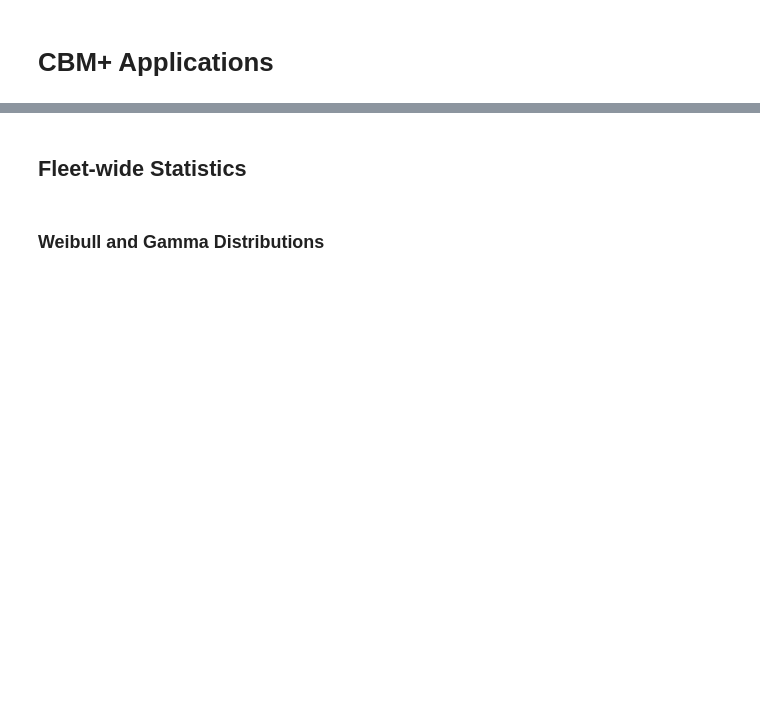
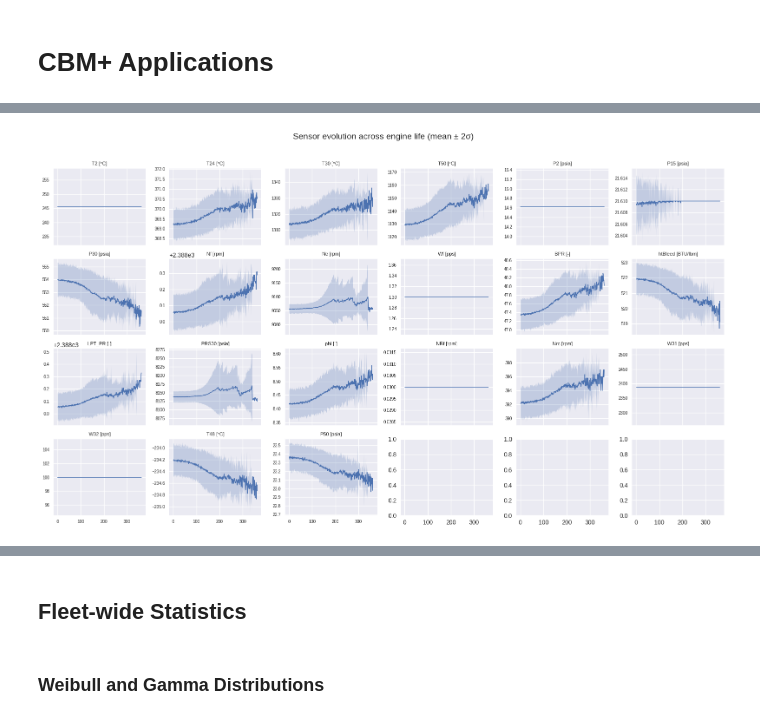
Before and after one commit to eGamez01/cbm_plus, a Jupyter notebook: cbm_plus_ex1.ipynb, the cells around one changed output, grey strips where cells are left out. Drawn from its saved outputs; the diff is of its cells as text; code cells hidden in the pictures; blank space fills up the shorter version.

Commit message:
add data explore, engine health ranking

```diff
--- a/cbm_plus_ex1.ipynb
+++ b/cbm_plus_ex1.ipynb
@@ -4,0 +24,92 @@
+# %%
+# ===========================================================
+# 0. Imports & plotting style
+# ===========================================================
+import pandas as pd, numpy as np, matplotlib.pyplot as plt
+plt.style.use('seaborn-v0_8')
+
+# ===========================================================
+# 1. Load FD001 training set
+# ===========================================================
+SCENARIO  = "FD001"
+BASE_URL  = "https://raw.githubusercontent.com/eGamez01/lfs_data/refs/heads/master"
+train_url = f"{BASE_URL}/train_{SCENARIO}.txt"
+
+orig_cols = (["unit", "cycle"] +
+             [f"op_setting_{i}" for i in range(1,4)] +
+             [f"s{i}" for i in range(1,22)])
+train_df = pd.read_csv(train_url, sep=r"\s+", header=None, names=orig_cols)
+print(f"Loaded {train_df.shape[0]:,} rows for {SCENARIO}")
+
+# -----------------------------------------------------------
+# 2. Sensor name ↔ unit map  (paper + Kelvin→C conversion)
+# -----------------------------------------------------------
+sensor_info = {
+    "s1": ("T2" , "Total T at fan inlet",          "°C", True),
+    "s2": ("T24", "Total T at LPC outlet",         "°C", True),
+    "s3": ("T30", "Total T at HPC outlet",         "°C", True),
+    "s4": ("T50", "Total T at LPT outlet",         "°C", True),
+    "s5": ("P2" , "Total P at fan inlet",          "psia", False),
+    "s6": ("P15", "Total P in bypass duct",        "psia", False),
+    "s7": ("P30", "Total P at HPC outlet",         "psia", False),
+    "s8": ("Nf" , "Physical fan speed ×100",       "rpm", False),
+    "s9": ("Nc" , "Physical core speed ×100",      "rpm", False),
+    "s10":("Wf" , "Fuel flow",                     "pps", False),
+    "s11":("BPR", "By-pass ratio",                 "-",   False),
+    "s12":("htBleed","Bleed enthalpy",         "BTU/lbm",False),
+    "s13":("LPT_PR","LPC→LPT pressure ratio",      "-",   False),
+    "s14":("PRS30","Static P at HPC exit",         "psia",False),
+    "s15":("phi",   "Fuel–air ratio proxy",        "-",   False),
+    "s16":("NRf",  "Corrected fan speed ×100",     "rpm", False),
+    "s17":("Nrc",  "Corrected core speed ×100",    "rpm", False),
+    "s18":("W31",  "LPC bypass-duct flow",         "pps", False),
+    "s19":("W32",  "HPT coolant flow",             "pps", False),
+    "s20":("T48",  "HPT coolant temperature",      "°C", True),
+    "s21":("P50",  "Static P at LPT exit",         "psia",False)
+}
+op_map = {"op_setting_1":"alt [ft×100]",
+          "op_setting_2":"mach [-]",
+          "op_setting_3":"TRA [deg]"}
+
+# Rename columns and convert temperatures
+rename_dict = {}
+for key, (code, _, unit, is_temp) in sensor_info.items():
+    new_col = f"{code} [{unit}]"
+    rename_dict[key] = new_col
+    if is_temp:
+        train_df[key] = train_df[key] - 273.15    # K → °C
+
+train_df.rename(columns={**rename_dict, **op_map}, inplace=True)
+sensor_cols = list(rename_dict.values())
+
+# -----------------------------------------------------------
+# 3. Sensor evolution plot  (mean ± 2σ, now °C shown)
+# -----------------------------------------------------------
+ROWS, COLS = 4, 6
+fig, axs = plt.subplots(ROWS, COLS, figsize=(16,9), sharex=True)
+
+for idx, col in enumerate(sensor_cols):
+    r, c = divmod(idx, COLS)
+    grp  = train_df.groupby('cycle')[col]
+    μ, σ = grp.mean(), grp.std()
+    axs[r, c].plot(μ.index, μ, lw=1.1)
+    axs[r, c].fill_between(μ.index, μ-2*σ, μ+2*σ, alpha=.25)
+    axs[r, c].set_title(col, fontsize=8)
+    axs[r, c].tick_params(labelsize=7)
+
+fig.suptitle("Sensor evolution across engine life (mean ± 2σ)", y=1.02, fontsize=14)
+plt.tight_layout(); plt.show()
+
+# -----------------------------------------------------------
+# 4. Sensor glossary print-out
+# -----------------------------------------------------------
+glossary = pd.DataFrame([{
+        "ID": key,
+        "Code": info[0],
+        "Full name": info[1],
+        "Unit": info[2]
+    } for key, info in sensor_info.items()]).sort_values("ID")
+
+print("\nSensor Glossary")
+print(glossary.to_string(index=False))
+# %% [output]
@@ -4,0 +117 @@
+[figure, added]
```
Also changed, not shown: parts of 24 cells of this notebook.
